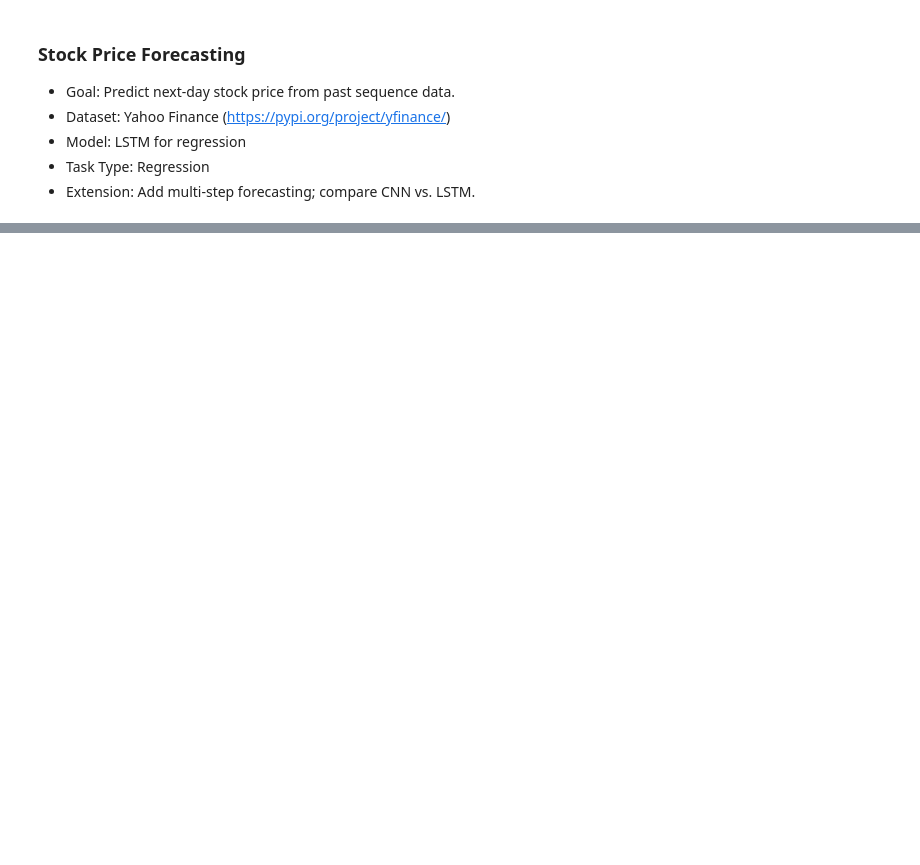
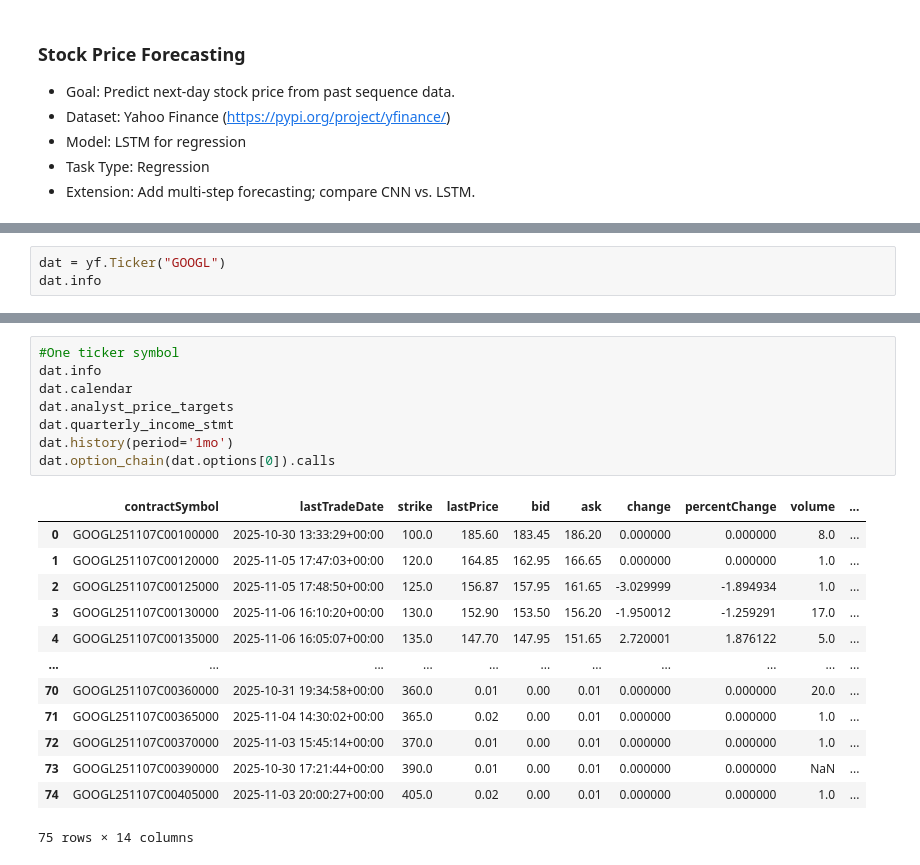
Before and after one commit to nmhkha/DL_Practice, a Jupyter notebook: Lap/StockPriceForecasting.ipynb, the cells around one changed output, grey strips where cells are left out. Saved outputs shown, nothing was run; the diff lists cells and outputs as text; blank space fills up the shorter version.

```diff
--- a/Lap/StockPriceForecasting.ipynb
+++ b/Lap/StockPriceForecasting.ipynb
@@ -17,3 +19,6 @@ from torch.utils.data import DataLoader, Dataset, TensorDataset
 from torch.utils.tensorboard import SummaryWriter
 import yfinance as yf
 from LSTM import SimpleLSTM
+# %%
+dat = yf.Ticker("GOOGL")
+dat.info
@@ -50,0 +76,22 @@ Sector: Consumer Cyclical
+# %%
+#One ticker symbol
+dat.info
+dat.calendar
+dat.analyst_price_targets
+dat.quarterly_income_stmt
+dat.history(period='1mo')
+dat.option_chain(dat.options[0]).calls
+# %% [output]
+|  | contractSymbol | lastTradeDate | strike | lastPrice | bid | ask | change | percentChange | volume | ... |
+| 0 | GOOGL251107C00100000 | 2025-10-30 13:33:29+00:00 | 100.0 | 185.60 | 183.45 | 186.20 | 0.000000 | 0.000000 | 8.0 | ... |
+| 1 | GOOGL251107C00120000 | 2025-11-05 17:47:03+00:00 | 120.0 | 164.85 | 162.95 | 166.65 | 0.000000 | 0.000000 | 1.0 | ... |
+| 2 | GOOGL251107C00125000 | 2025-11-05 17:48:50+00:00 | 125.0 | 156.87 | 157.95 | 161.65 | -3.029999 | -1.894934 | 1.0 | ... |
+| 3 | GOOGL251107C00130000 | 2025-11-06 16:10:20+00:00 | 130.0 | 152.90 | 153.50 | 156.20 | -1.950012 | -1.259291 | 17.0 | ... |
+| 4 | GOOGL251107C00135000 | 2025-11-06 16:05:07+00:00 | 135.0 | 147.70 | 147.95 | 151.65 | 2.720001 | 1.876122 | 5.0 | ... |
+| ... | ... | ... | ... | ... | ... | ... | ... | ... | ... | ... |
+| 70 | GOOGL251107C00360000 | 2025-10-31 19:34:58+00:00 | 360.0 | 0.01 | 0.00 | 0.01 | 0.000000 | 0.000000 | 20.0 | ... |
+| 71 | GOOGL251107C00365000 | 2025-11-04 14:30:02+00:00 | 365.0 | 0.02 | 0.00 | 0.01 | 0.000000 | 0.000000 | 1.0 | ... |
+| 72 | GOOGL251107C00370000 | 2025-11-03 15:45:14+00:00 | 370.0 | 0.01 | 0.00 | 0.01 | 0.000000 | 0.000000 | 1.0 | ... |
+| 73 | GOOGL251107C00390000 | 2025-10-30 17:21:44+00:00 | 390.0 | 0.01 | 0.00 | 0.01 | 0.000000 | 0.000000 | NaN | ... |
+| 74 | GOOGL251107C00405000 | 2025-11-03 20:00:27+00:00 | 405.0 | 0.02 | 0.00 | 0.01 | 0.000000 | 0.000000 | 1.0 | ... |
+75 rows × 14 columns
```
Also changed, not shown: parts of 14 cells of this notebook, 2 other files.
